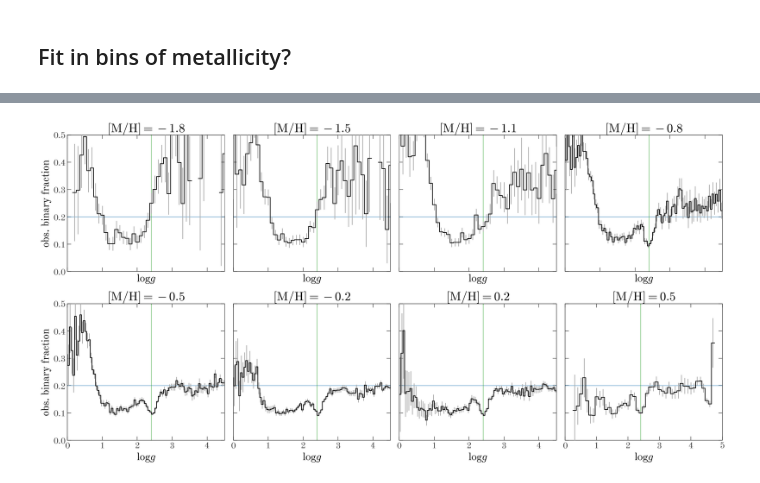
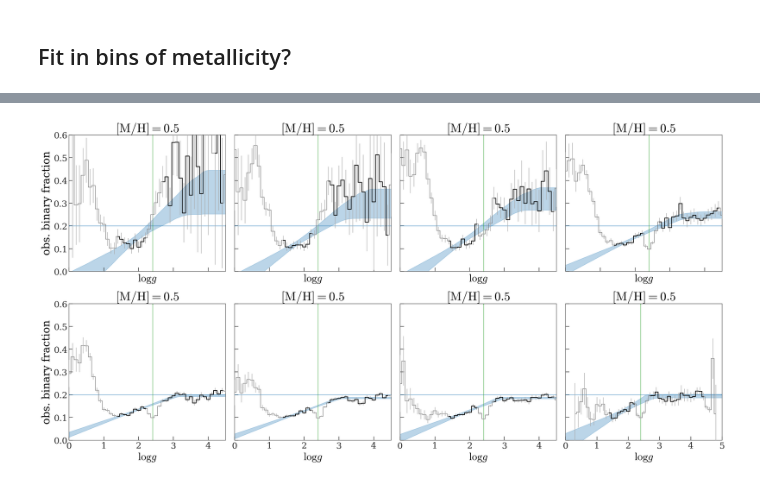
Before and after one commit to adrn/RedClumpBinaries, a Jupyter notebook: Code/APOGEE-Red-Clump-binaries.ipynb, the cells around one changed output, grey strips where cells are left out. Cells and saved outputs as stored; diff of their text form; code cells hidden in the pictures.

```diff
--- a/Code/APOGEE-Red-Clump-binaries.ipynb
+++ b/Code/APOGEE-Red-Clump-binaries.ipynb
@@ -81,3 +84,6 @@ data_yerr = data_yerr[good_idx]
+# %%
+mh_mask = metadata['M_H'] > -1.
+data_x, data_y, data_yerr = get_fit_data(mh_mask)
 # %%
 fig, ax = plt.subplots(1, 1, figsize=(6, 5))
 
@@ -106,6 +112,6 @@ Text(0, 0.5, 'obs. binary fraction')
 # %%
 fit_idx = (
-    (data_x > 1.25) &
+    (data_x > 1.4) &
     np.logical_not((data_x > 2.2) & (data_x < 2.65)) &
     (data_x < 4.5)
 )
@@ -149,0 +142,2 @@ slope
+# %%
+samples = get_samples(fit_x, fit_y, fit_yerr)
@@ -178,8 +181,9 @@ def get_model_y(x, res, subN=None, rng=None):
 
         return np.array(all_model_y)
 # %%
-min_idx = np.where((data_x > 2) & (data_x < 3))[0]
-min_idx = min_idx[np.argmin(data_y[min_idx])]
+min_idx = np.abs(data_x - 2.4).argmin()
+# min_idx = np.where((data_x > 2) & (data_x < 3))[0]
+# min_idx = min_idx[np.argmin(data_y[min_idx])]
 print(data_x[min_idx])
 data_y[min_idx], data_yerr[min_idx]
 # %% [output]
@@ -239,51 +305,48 @@ Text(0, 0.5, 'obs. binary fraction')
 # %%
-mh_bin_centers = np.linspace(-1.8, 0.5, 8)
-d_mh = mh_bin_centers[1] - mh_bin_centers[0]
-
 fig, axes = plt.subplots(2, 4,
                          figsize=(4 * 5, 2 * 5),
                          sharex=True, sharey=True,
                          constrained_layout=True)
 
-for i, mh in enumerate(mh_bin_centers):
-    mh_mask = np.abs(metadata['M_H'] - mh) < d_mh
-
-    if (binaries_mask & mh_mask).sum() < 10_000:
-        logg_bins = np.arange(-0.25, 5.5, 0.1)
-    else:
-        logg_bins = np.arange(-0.25, 5.5, 0.05)
-
-    sub = metadata[mh_mask]
-    H_good, _ = np.histogram(metadata['LOGG'][binaries_mask & mh_mask],
-                             bins=logg_bins)
-    H_all, _ = np.histogram(metadata['LOGG'][mh_mask],
-                            bins=logg_bins)
-
-    ratio = (np.random.poisson(H_good, size=(10_000, len(H_good))) /
-             np.random.poisson(H_all, size=(10_000, len(H_all))))
-
+for i, r in enumerate(rows):
     ax = axes.flat[i]
 
-    logg_binc = 0.5 * (logg_bins[:-1] + logg_bins[1:])
-    ax.plot(logg_binc,
-            np.mean(ratio, axis=0),
-            marker='', drawstyle='steps-mid', zorder=10)
-    ax.errorbar(logg_binc,
-                np.mean(ratio, axis=0),
-                np.std(ratio, axis=0),
-                ecolor='#aaaaaa', ls='none', marker='', zorder=5)
+#     ax.plot(r['fit_x'],
+#             r['fit_y'],
+#             marker='', drawstyle='steps-mid', color='k', zorder=100)
+
+    _idx = np.concatenate(([0], np.where(np.diff(r['fit_x']) > 0.15)[0]+1, [len(r['fit_x'])]))
+    for i1, i2 in zip(_idx[:-1], _idx[1:]):
+        ax.plot(r['fit_x'][i1:i2],
+                r['fit_y'][i1:i2],
+                marker='', drawstyle='steps-mid', color='k', zorder=100)
+
+    ax.plot(r['data_x'],
+            r['data_y'],
+            marker='', drawstyle='steps-mid', zorder=10,
+            color='#777777', linewidth=1)
+
+    ax.errorbar(r['data_x'],
+                r['data_y'],
+                r['data_yerr'],
+                ecolor='#aaaaaa', ls='none', marker='', zorder=100, elinewidth=1)
+
+    grid_x = np.linspace(0, 5, 128)
+    pcl1, pcl2 = np.percentile(get_model_y(grid_x, r['mh_samples'], subN=512),
+                               q=[5, 95], axis=0)
+    ax.fill_between(grid_x, pcl1, pcl2, color='tab:blue', alpha=0.3)
 
     ax.set_title(r'$[{\rm M}/{\rm H}] = ' + f'{mh:.1f}$')
     ax.set_xlim(0., 4.5)
-    ax.set_ylim(0, 0.5)
+    ax.set_ylim(0, 0.6)
     ax.set_xlabel(r'$\log g$')
 
     ax.axhline(0.2, color='tab:blue', alpha=0.5)
     ax.axvline(2.4, color='tab:green', alpha=0.5)
 
 ax.set_xticks(np.arange(0, 5+1, 1))
 
 for ax in axes[:, 0]:
     ax.set_ylabel('obs. binary fraction')
 # %% [output]
-[figure, old version]
+[figure, new version]
```
Also changed, not shown: parts of 10 cells of this notebook.
